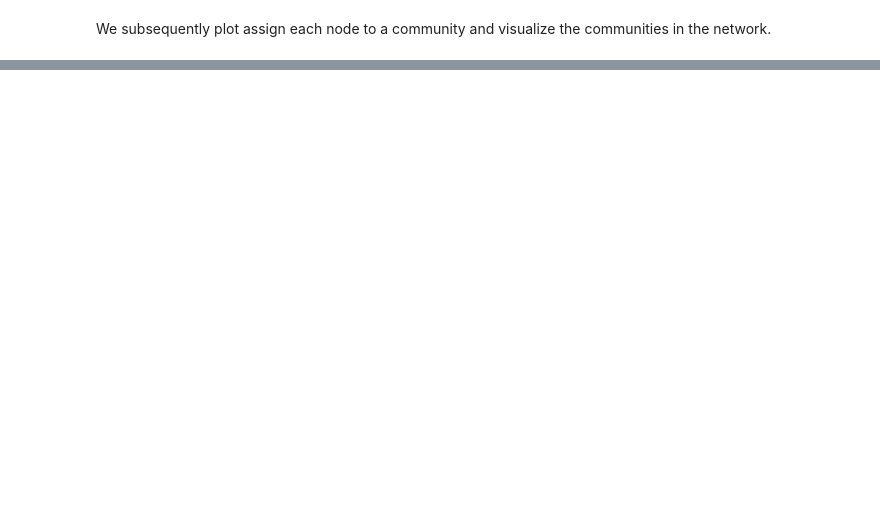
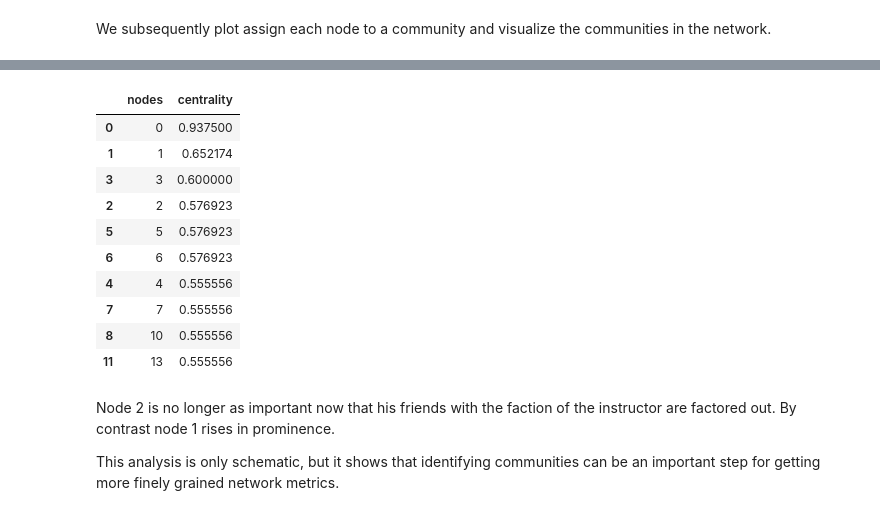
Before and after one commit to maastrichtlawtech/legalnetworkanalysis_textbook, a Jupyter notebook: Chapter_4_Communities.ipynb, the cells around one changed output, grey strips where cells are left out. Saved outputs shown, nothing was run; the diff lists cells and outputs as text; code cells hidden in the pictures; blank space fills up the shorter version.

```diff
--- a/Chapter_4_Communities.ipynb
+++ b/Chapter_4_Communities.ipynb
@@ -572,0 +660,3 @@ plt.show()
+# %%
+g_subkarate = nx.subgraph(g_karate, nodes_cluster_1)
+draw_spring(subkarate)
@@ -572,0 +665,20 @@ plt.show()
+# %%
+pd.DataFrame({"nodes":nx.closeness_centrality(g_subkarate).keys(), "centrality":nx.closeness_centrality(g_subkarate).values()})\
+.sort_values("centrality", ascending=False)\
+.head(10)
+# %% [output]
+|  | nodes | centrality |
+| 0 | 0 | 0.937500 |
+| 1 | 1 | 0.652174 |
+| 3 | 3 | 0.600000 |
+| 2 | 2 | 0.576923 |
+| 5 | 5 | 0.576923 |
+| 6 | 6 | 0.576923 |
+| 4 | 4 | 0.555556 |
+| 7 | 7 | 0.555556 |
+| 8 | 10 | 0.555556 |
+| 11 | 13 | 0.555556 |
+# %% [markdown]
+Node 2 is no longer as important now that his friends with the faction of the instructor are factored out. By contrast node 1 rises in prominence.
+
+This analysis is only schematic, but it shows that identifying communities can be an important step for getting more finely grained network metrics.
```
Also changed, not shown: parts of 34 cells of this notebook, 1 other file.
